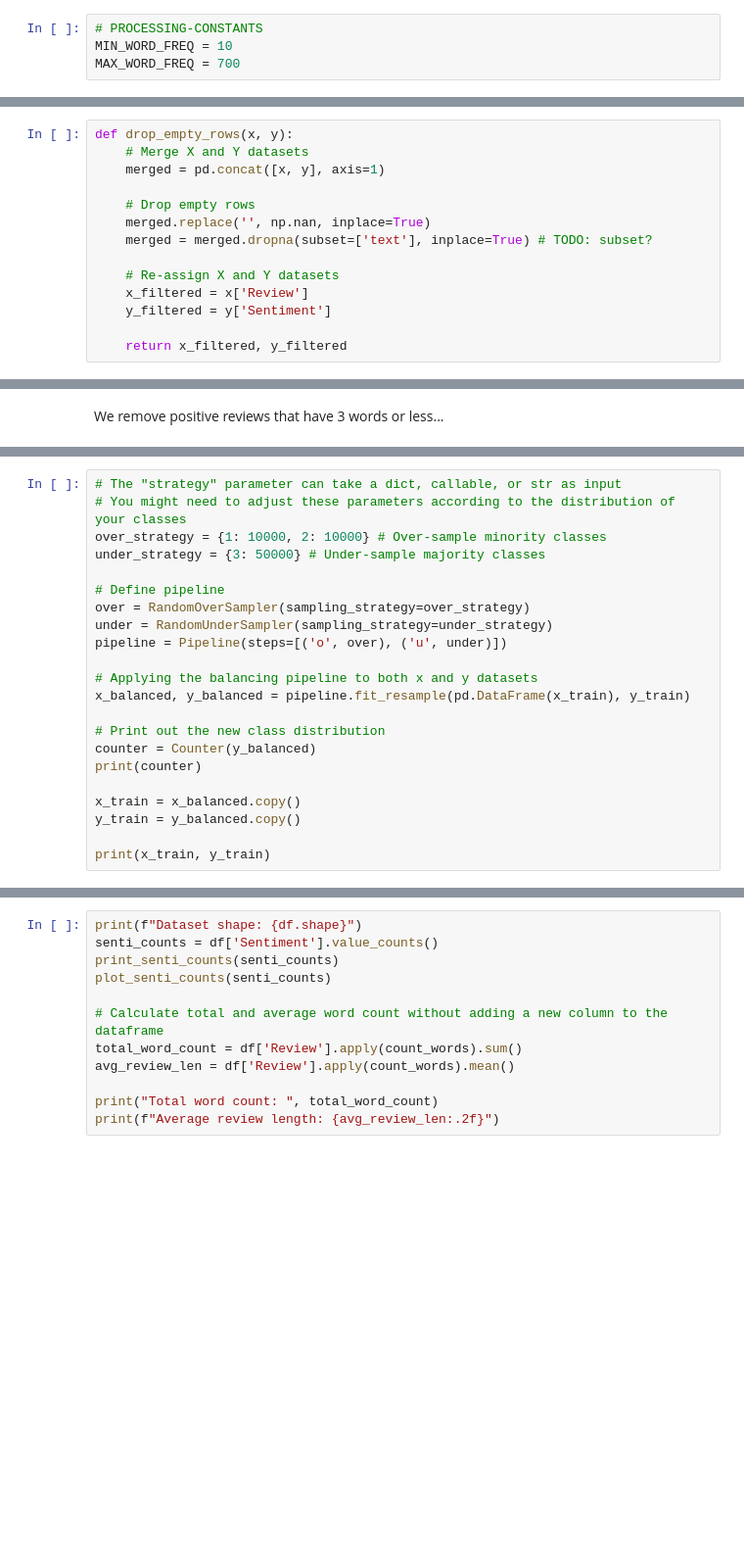
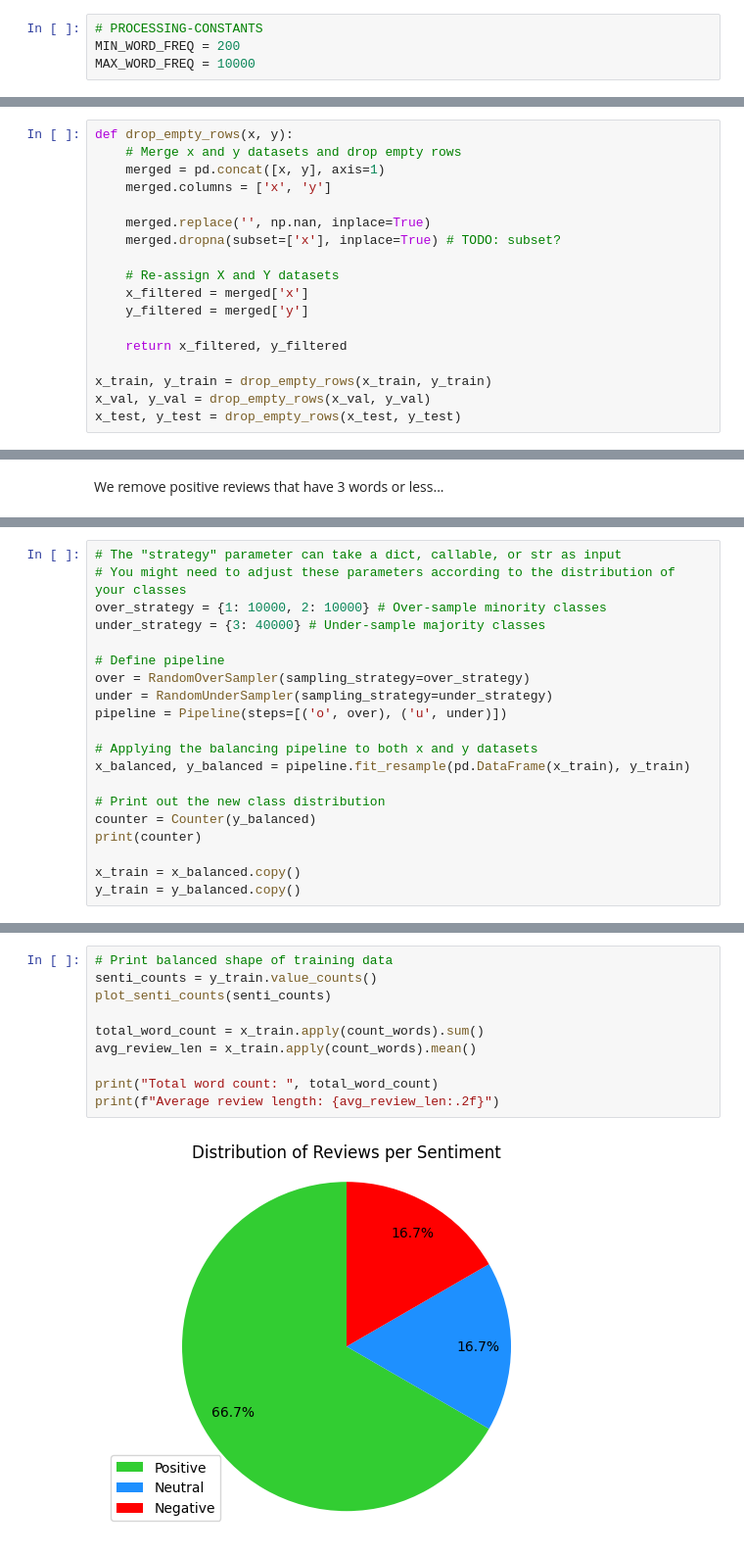
Before and after one commit to ekinfergan/Thesis_Jupyter_Final, a Jupyter notebook: processor.ipynb, the cells around one changed output, grey strips where cells are left out. Shown at 98% size. Saved outputs shown, nothing was run; the diff lists cells and outputs as text; blank space fills up the shorter version.

```diff
--- a/processor.ipynb
+++ b/processor.ipynb
@@ -511,8 +628,8 @@ plot_word_freq_hist(word_freqs)
 Around 90% of the words in the vocabulary occur 700 times or less.
 # %%
 # PROCESSING-CONSTANTS
-MIN_WORD_FREQ = 10
-MAX_WORD_FREQ = 700
+MIN_WORD_FREQ = 200
+MAX_WORD_FREQ = 10000
 # %%
 # Filter vocabulary by removing words with frequency less than a set minimum frequency
 vocab = [word for word, count in word_freqs.items() if (count >= MIN_WORD_FREQ) and (count <= MAX_WORD_FREQ)]
@@ -578,14 +705,18 @@ print(f"x_train - updated: {x_train.head()}")
 # %%
 def drop_empty_rows(x, y):
-    # Merge X and Y datasets
+    # Merge x and y datasets and drop empty rows
     merged = pd.concat([x, y], axis=1)
+    merged.columns = ['x', 'y']
 
-    # Drop empty rows
     merged.replace('', np.nan, inplace=True)
-    merged = merged.dropna(subset=['text'], inplace=True) # TODO: subset?
+    merged.dropna(subset=['x'], inplace=True) # TODO: subset?
 
     # Re-assign X and Y datasets
-    x_filtered = x['Review']
-    y_filtered = y['Sentiment']
+    x_filtered = merged['x']
+    y_filtered = merged['y']
 
     return x_filtered, y_filtered
+
+x_train, y_train = drop_empty_rows(x_train, y_train)
+x_val, y_val = drop_empty_rows(x_val, y_val)
+x_test, y_test = drop_empty_rows(x_test, y_test)
@@ -621,7 +749,7 @@ Average review length: 26.29
 # The "strategy" parameter can take a dict, callable, or str as input
 # You might need to adjust these parameters according to the distribution of your classes
 over_strategy = {1: 10000, 2: 10000} # Over-sample minority classes
-under_strategy = {3: 50000} # Under-sample majority classes
+under_strategy = {3: 40000} # Under-sample majority classes
 
 # Define pipeline
 over = RandomOverSampler(sampling_strategy=over_strategy)
@@ -637,5 +765,3 @@ print(counter)
 
 x_train = x_balanced.copy()
 y_train = y_balanced.copy()
-
-print(x_train, y_train)
@@ -642,12 +774,12 @@ print(x_train, y_train)
 # %%
-print(f"Dataset shape: {df.shape}")
-senti_counts = df['Sentiment'].value_counts()
-print_senti_counts(senti_counts)
+# Print balanced shape of training data
+senti_counts = y_train.value_counts()
 plot_senti_counts(senti_counts)
 
-# Calculate total and average word count without adding a new column to the dataframe
-total_word_count = df['Review'].apply(count_words).sum()
-avg_review_len = df['Review'].apply(count_words).mean()
+total_word_count = x_train.apply(count_words).sum()
+avg_review_len = x_train.apply(count_words).mean()
 
 print("Total word count: ", total_word_count)
 print(f"Average review length: {avg_review_len:.2f}")
+# %% [output]
+[figure, added]
```
Also changed, not shown: parts of 36 cells of this notebook, 28 other files.
